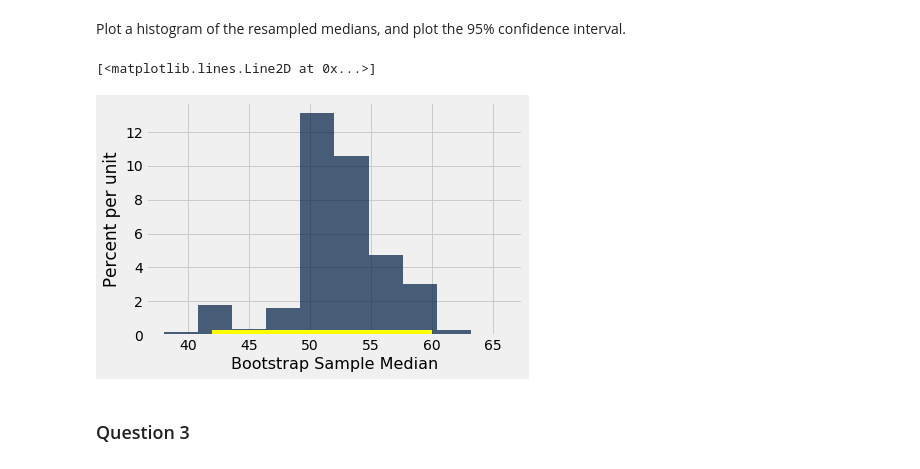
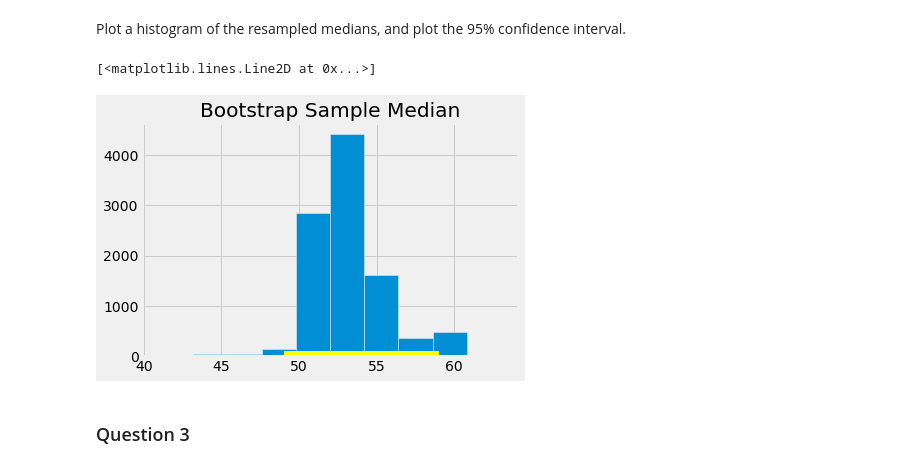
Before and after one commit to ds-modules/LEGALST-190, a Jupyter notebook: LEGALST-123/1-30/1-30_Bootstrap and Confidence Intervals_solutions.ipynb, the cells around one changed output. Saved outputs shown, nothing was run; the diff lists cells and outputs as text; code cells hidden in the pictures.

```diff
--- a/LEGALST-123/1-30/1-30_Bootstrap and Confidence Intervals_solutions.ipynb
+++ b/LEGALST-123/1-30/1-30_Bootstrap and Confidence Intervals_solutions.ipynb
@@ -11,6 +12,6 @@ plots.style.use('fivethirtyeight')
 # %% [markdown]
 For this lab, we'll be using the American National Election Studies (ANES) data from the 2016 election. The codebook is available here: http://www.electionstudies.org/studypages/anes_pilot_2016/anes_pilot_2016_CodebookUserGuide.pdf
 # %%
-anes = Table.read_table('../data/anes/anes_pilot_2016.csv')
+anes = pd.read_csv('../data/anes/anes_pilot_2016.csv')
 anes
 # %% [output]
@@ -99,12 +109,12 @@ def bootstrap_median(original_sample, label, replications):
     label: label of column containing the variable
     replications: number of bootstrap samples
     """
-    just_one_column = original_sample.select(label)
-    medians = make_array()
+    just_one_column = original_sample.loc[:, label]
+    medians = []
     for i in np.arange(replications):
-        bootstrap_sample = just_one_column.sample()
-        resampled_median = percentile(50, bootstrap_sample.column(0))
-        medians = np.append(medians, resampled_median)
+        bootstrap_sample = just_one_column.sample(n=just_one_column.size, replace=True)
+        resampled_median = percentile(50, bootstrap_sample)
+        medians.append(resampled_median)
 
     return medians
 # %% [markdown]
@@ -114,12 +124,12 @@ medians = bootstrap_median(anes, 'ftobama', 10000)
 # %% [markdown]
 Plot a histogram of the resampled medians, and plot the 95% confidence interval.
 # %%
-resampled_medians = Table().with_column('Bootstrap Sample Median', medians)
+resampled_medians = pd.DataFrame(data={'Bootstrap Sample Median': medians})
 resampled_medians.hist()
 plots.plot(make_array(percentile(2.5, medians), percentile(97.5, medians)), make_array(0, 0), color='yellow', lw=10, zorder=1)
 # %% [output]
 [<matplotlib.lines.Line2D at 0x...>]
-[figure, old version]
+[figure, new version]
 # %% [markdown]
 ### Question 3
 # %% [markdown]
```
Also changed, not shown: parts of 15 cells of this notebook.
